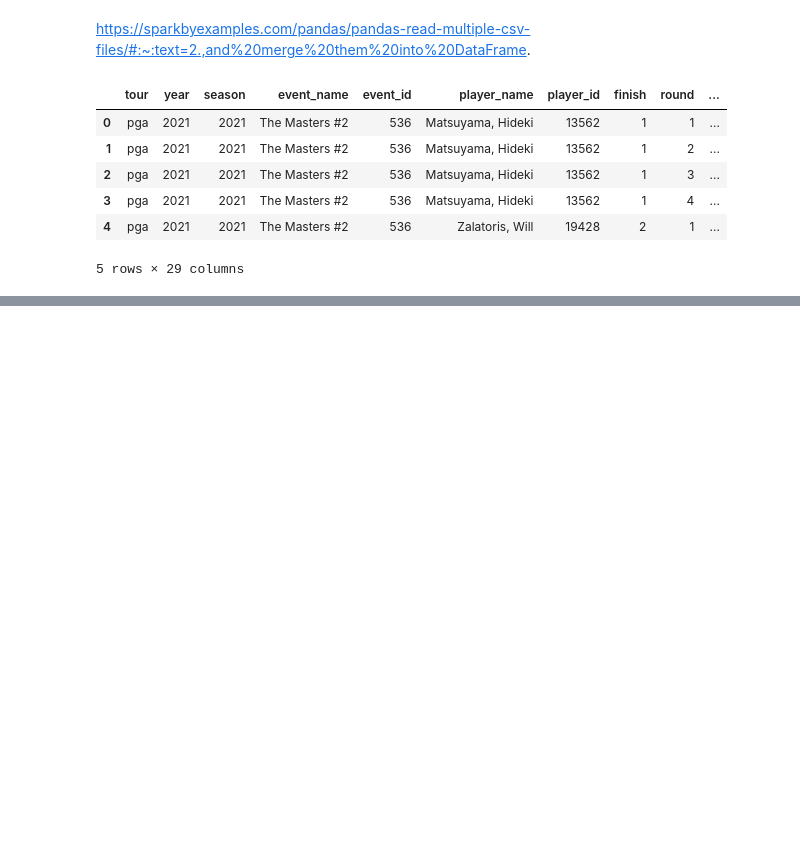
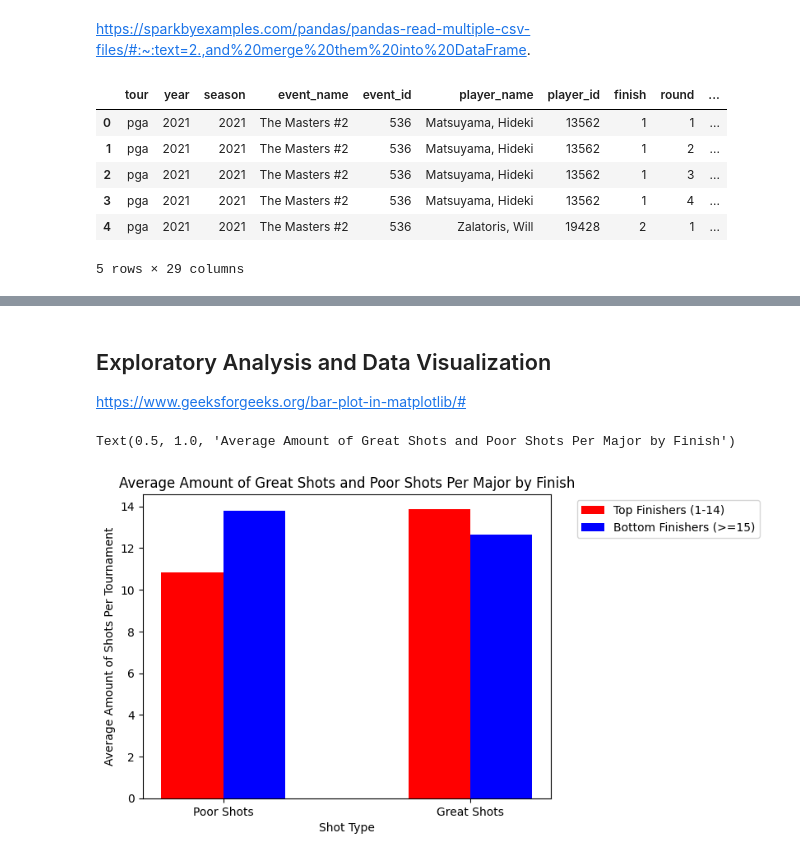
Before and after one commit to bendobbins/bendobbins.github.io, a Jupyter notebook: tutorial.ipynb, the cells around one changed output, grey strips where cells are left out. Drawn from its saved outputs; the diff is of its cells as text; code cells hidden in the pictures; blank space fills up the shorter version.

```diff
--- a/tutorial.ipynb
+++ b/tutorial.ipynb
@@ -110,0 +88,26 @@ Discuss null values
+# %%
+data['net_round_score'] = data['round_score'] - data['course_par']
+data['finish'] = data['finish'].apply(lambda x: str(x).replace('T', ''))
+data['finish'] = data['finish'].apply(lambda x: np.nan if not x.isdigit() else int(x))
+
+
+finishes = data[['event_id', 'year', 'player_name', 'player_id', 'finish', 'net_round_score', 'great_shots', 'poor_shots']]
+
+averages = ['sg_putt', 'sg_arg', 'sg_app', 'sg_ott', 'sg_t2g', 'sg_total', 'driving_dist', 'driving_acc', 'gir', 'scrambling', 'prox_rgh', 'prox_fw', 'great_shots', 'poor_shots']
+sums = ['great_shots', 'poor_shots', 'net_round_score']
+
+for feature in averages:
+    avg = data.groupby(['event_id', 'player_id'])[feature].mean()
+    finishes[feature] = finishes.apply(lambda x: avg.loc[x['event_id'], x['player_id']], axis=1)
+
+for feature in sums:
+    sum = finishes.groupby(['player_id', 'event_id'])[feature].sum()
+    finishes[feature] = finishes.apply(lambda x: sum.loc[x['player_id'], x['event_id']], axis=1)
+
+finishes['tournament_id'] = finishes['event_id'].apply(lambda x: events.loc[x, 'tournament_id'])
+
+finishes = finishes.rename(columns={'net_round_score': 'net_score'})
+finishes.drop_duplicates(inplace=True)
+finishes.reset_index(drop=True, inplace=True)
+
+finishes.head()
@@ -110,0 +122,24 @@ Discuss null values
+# %% [markdown]
+## Exploratory Analysis and Data Visualization
+
+https://www.geeksforgeeks.org/bar-plot-in-matplotlib/#
+# %%
+top_finishers = finishes[finishes['finish'] < 15]
+bottom_finishers = finishes[finishes['finish'] >= 15]
+
+barWidth = 0.25
+
+br1 = [0, 1]
+br2 = [x + barWidth for x in br1]
+
+plt.bar(br1, [top_finishers['poor_shots'].mean(), top_finishers['great_shots'].mean()], color='r', width=barWidth, label='Top Finishers (1-14)')
+plt.bar(br2, [bottom_finishers['poor_shots'].mean(), bottom_finishers['great_shots'].mean()], color='b', width=barWidth, label='Bottom Finishers (>=15)')
+
+plt.xticks([r + barWidth / 2 for r in range(len(br1))], ['Poor Shots', 'Great Shots'])
+plt.ylabel('Average Amount of Shots Per Tournament')
+plt.xlabel('Shot Type')
+plt.legend(bbox_to_anchor=(1.05, 1))
+plt.title('Average Amount of Great Shots and Poor Shots Per Major by Finish')
+# %% [output]
+Text(0.5, 1.0, 'Average Amount of Great Shots and Poor Shots Per Major by Finish')
+[figure, added]
```
Also changed, not shown: parts of 14 cells of this notebook, 1 other file.
